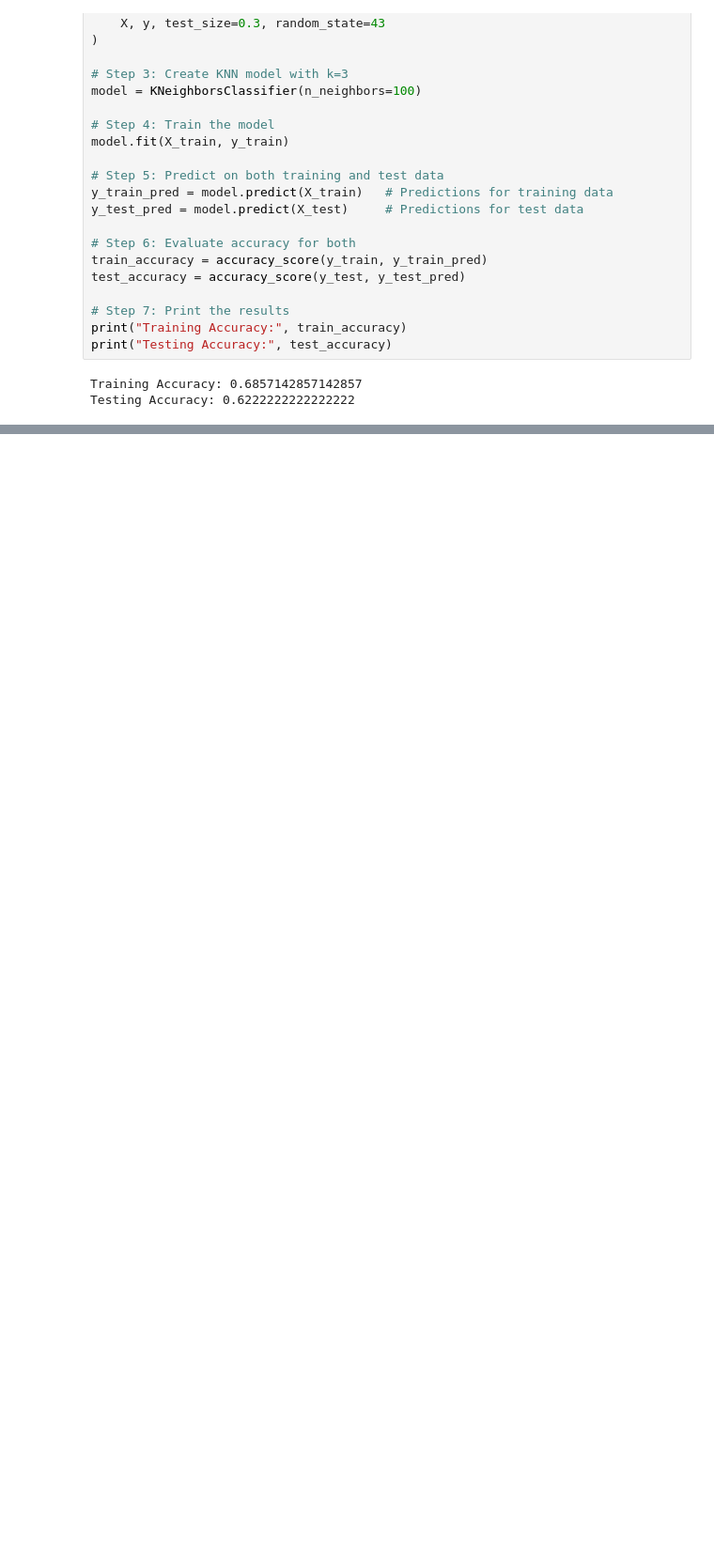
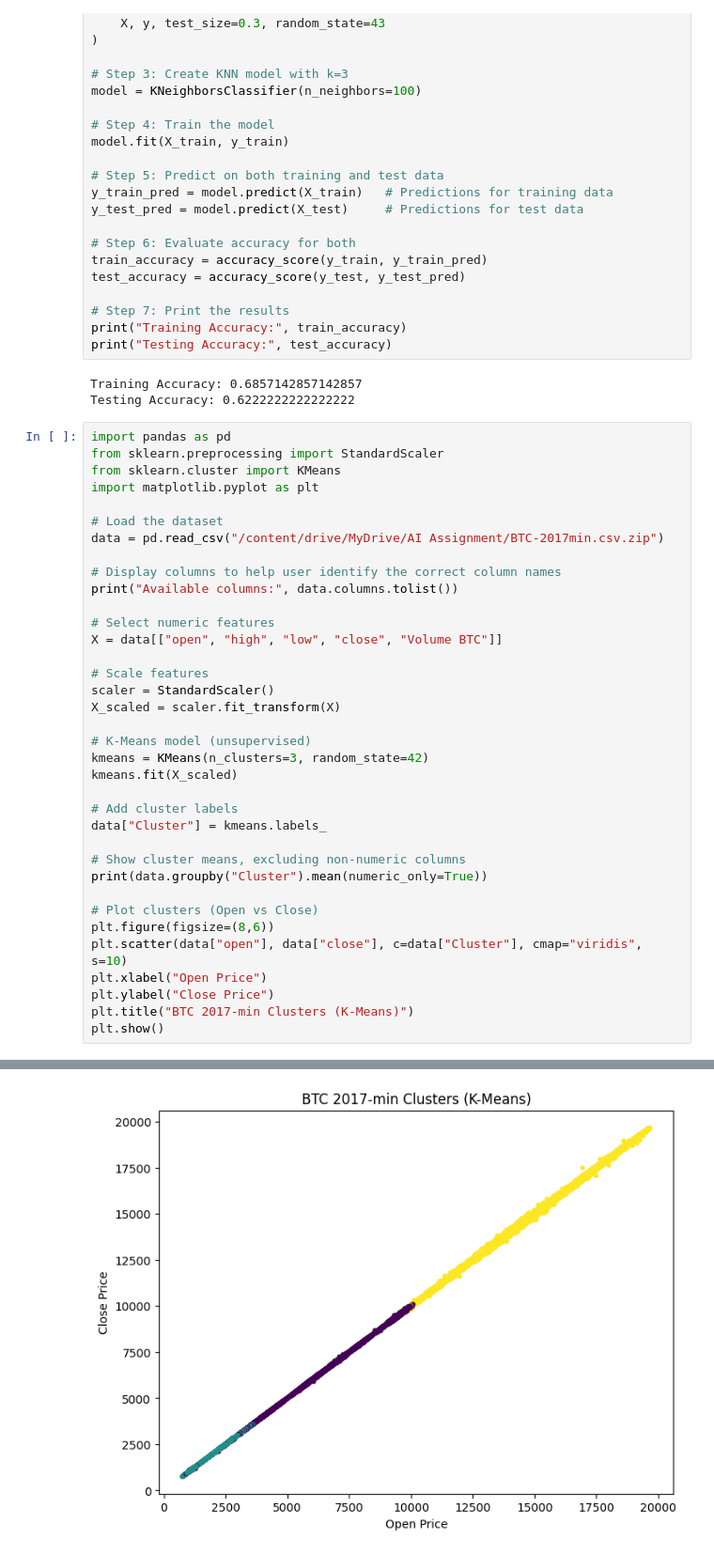
Before and after one commit to rehman2222/AI, a Jupyter notebook: KNN_ModelTesting.ipynb, the cells around one changed output, grey strips where cells are left out. Shown: that part at 94% size. Saved outputs shown, nothing was run; the diff lists cells and outputs as text; blank space fills up the shorter version.

```diff
--- a/KNN_ModelTesting.ipynb
+++ b/KNN_ModelTesting.ipynb
@@ -37,3 +37,40 @@ print("Testing Accuracy:", test_accuracy)
 # %% [output]
 Training Accuracy: 0.6857142857142857
 Testing Accuracy: 0.6222222222222222
+# %%
+import pandas as pd
+from sklearn.preprocessing import StandardScaler
+from sklearn.cluster import KMeans
+import matplotlib.pyplot as plt
+
+# Load the dataset
+data = pd.read_csv("/content/drive/MyDrive/AI Assignment/BTC-2017min.csv.zip")
+
+# Display columns to help user identify the correct column names
+print("Available columns:", data.columns.tolist())
+
+# Select numeric features
+X = data[["open", "high", "low", "close", "Volume BTC"]]
+
+# Scale features
+scaler = StandardScaler()
+X_scaled = scaler.fit_transform(X)
+
+# K-Means model (unsupervised)
+kmeans = KMeans(n_clusters=3, random_state=42)
+kmeans.fit(X_scaled)
+
+# Add cluster labels
+data["Cluster"] = kmeans.labels_
+
+# Show cluster means, excluding non-numeric columns
+print(data.groupby("Cluster").mean(numeric_only=True))
+
+# Plot clusters (Open vs Close)
+plt.figure(figsize=(8,6))
+plt.scatter(data["open"], data["close"], c=data["Cluster"], cmap="viridis", s=10)
+plt.xlabel("Open Price")
+plt.ylabel("Close Price")
+plt.title("BTC 2017-min Clusters (K-Means)")
+plt.show()
+# %% [output]
@@ -39,0 +89 @@ Testing Accuracy: 0.6222222222222222
+[figure, added]
```
Also changed, not shown: parts of 1 cell of this notebook.
